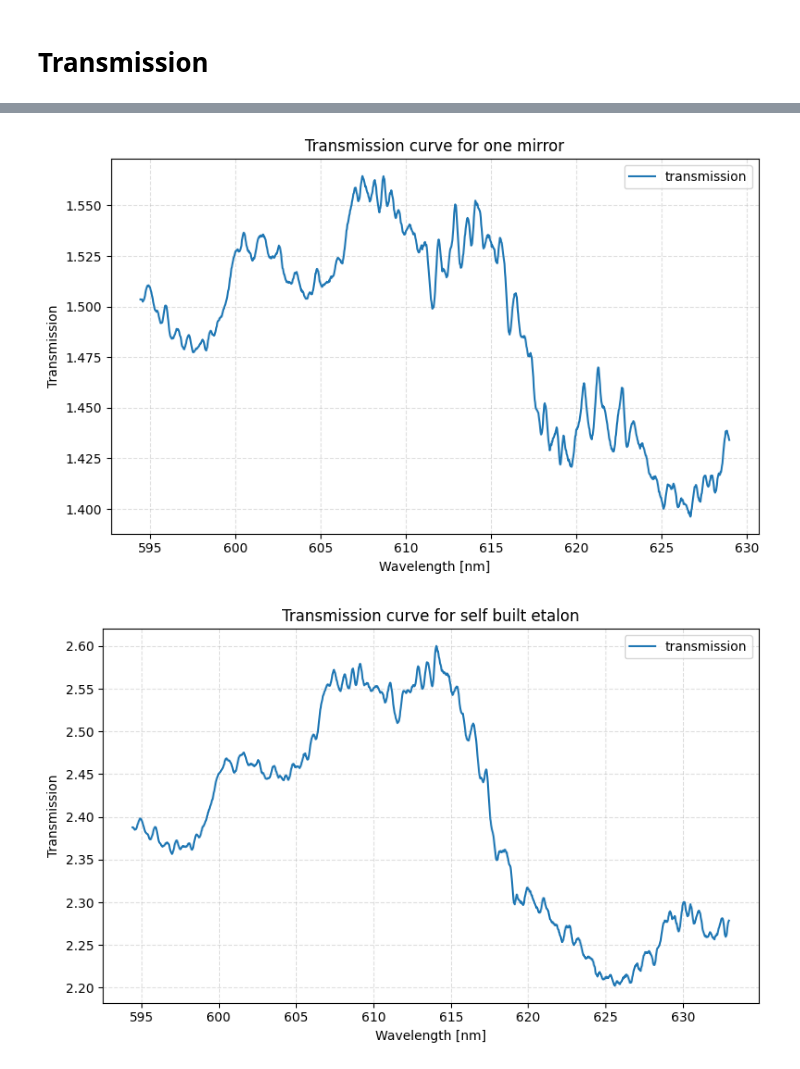
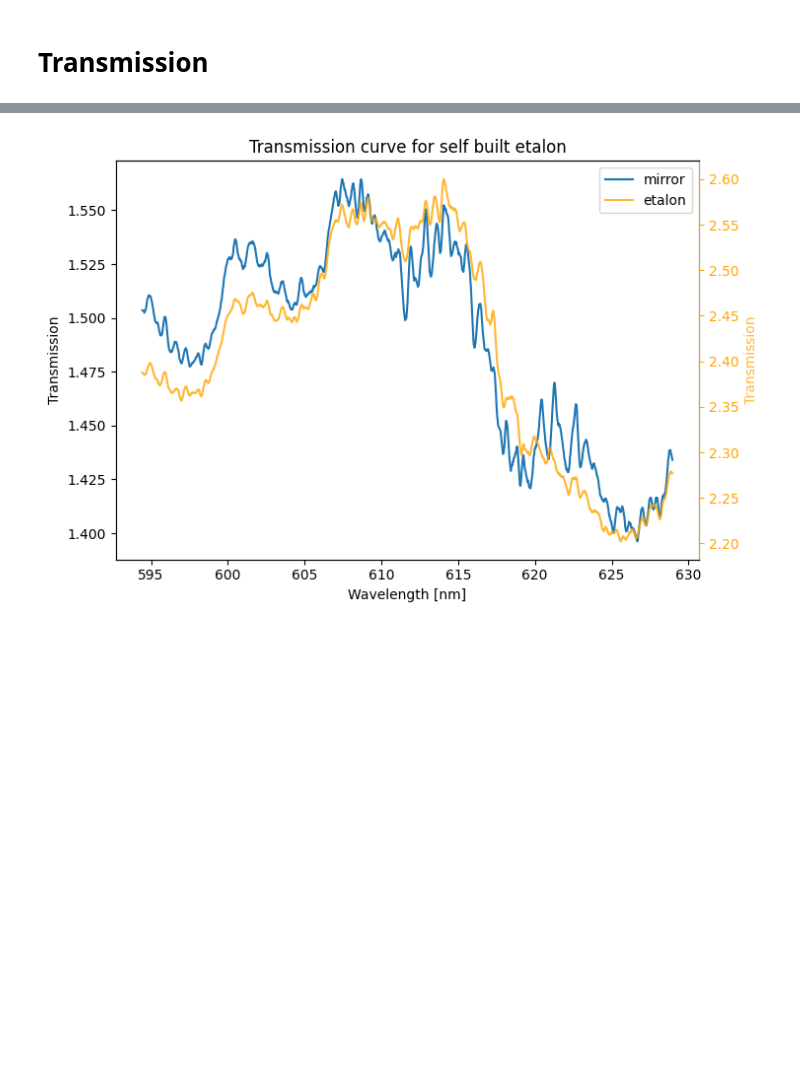
Before and after one commit to Mhfd10/P2_ETHZ_SS26, a Jupyter notebook: Spectroscopy_3/main.ipynb, the cells around one changed output, grey strips where cells are left out. Saved outputs shown, nothing was run; the diff lists cells and outputs as text; code cells hidden in the pictures; blank space fills up the shorter version.

Commit message:
added residuals to dispersion plot, updated transmission plot into one plot

```diff
--- a/Spectroscopy_3/main.ipynb
+++ b/Spectroscopy_3/main.ipynb
@@ -384,35 +429,35 @@ I = img_dic_diy["diy_2026-04-23T16-00-36.355"]["pixel_values"][:-150]
 I0 = img_dic_diy["diy_2026-04-23T15-58-30.227"]["pixel_values"][:-150]
 transmission_1 = np.divide(I, I0, out=np.zeros_like(I), where=I0 != 0 )
 
-# plot transmission curve for one mirror
-plt.figure(figsize=(8, 5))
-plt.title("Transmission curve for one mirror")
-plt.style.use('default')
-plt.plot(img_dic_diy["diy_2026-04-23T15-58-30.227"]["lambda"][:-150], transmission_1, label="transmission")
-plt.xlabel("Wavelength [nm]")
-plt.ylabel("Transmission")
-plt.grid(True, linestyle="--", alpha=0.4)
-plt.legend()
-plt.tight_layout()
-plt.savefig('Transmission_curve_mirror.png', dpi=600)
-plt.show()
-
 # calculate transmission curve for the etalon
-I = img_dic_diy["diy_2026-04-23T16-05-37.199"]["pixel_values"]
-I0 = img_dic_diy["diy_2026-04-23T15-58-30.227"]["pixel_values"]
+I = img_dic_diy["diy_2026-04-23T16-05-37.199"]["pixel_values"][:-150]
+I0 = img_dic_diy["diy_2026-04-23T15-58-30.227"]["pixel_values"][:-150]
 transmission_2 = np.divide(I, I0, out=np.zeros_like(I), where=I0 != 0 )
 
-# plot transmission curve for the etalon
-plt.figure(figsize=(8, 5))
+# plot transmission curve
+plt.style.use('default')
+fig, ax1 = plt.subplots(figsize=(7.5, 5))
 plt.title("Transmission curve for self built etalon")
-plt.style.use('default')
-plt.plot(img_dic_diy["diy_2026-04-23T15-58-30.227"]["lambda"], transmission_2, label="transmission")
-plt.xlabel("Wavelength [nm]")
-plt.ylabel("Transmission")
-plt.grid(True, linestyle="--", alpha=0.4)
-plt.legend()
+
+# Primary axis: energy + fit
+mirror_plot = ax1.plot(img_dic_diy["diy_2026-04-23T15-58-30.227"]["lambda"][:-150], transmission_1, label='mirror')
+ax1.set_xlabel("Wavelength [nm]")
+ax1.set_ylabel("Transmission")
+
+# Secondary axis: residuals
+ax2 = ax1.twinx()
+etalon_plot = ax2.plot(img_dic_diy["diy_2026-04-23T15-58-30.227"]["lambda"][:-150], transmission_2, label='etalon', color='orange', alpha=0.8)
+
+ax2.set_ylabel('Transmission', color='orange', alpha=0.8)
+ax2.tick_params(axis='y', colors='orange')
+ax2.spines['right'].set_color('orange')
+
+# Combine legends from both axes
+handles1, labels1 = ax1.get_legend_handles_labels()
+handles2, labels2 = ax2.get_legend_handles_labels()
+
+ax1.legend(handles1 + handles2, labels1 + labels2, loc='best')
 plt.tight_layout()
 plt.savefig('Transmission_curve_etalon.png', dpi=600)
 plt.show()
-plt.show()
 # %% [output]
@@ -436,2 +481 @@ plt.show()
-[figure, old version]
+[figure, new version]
-[figure, removed]
```
Also changed, not shown: parts of 5 cells of this notebook, 3 other files.
